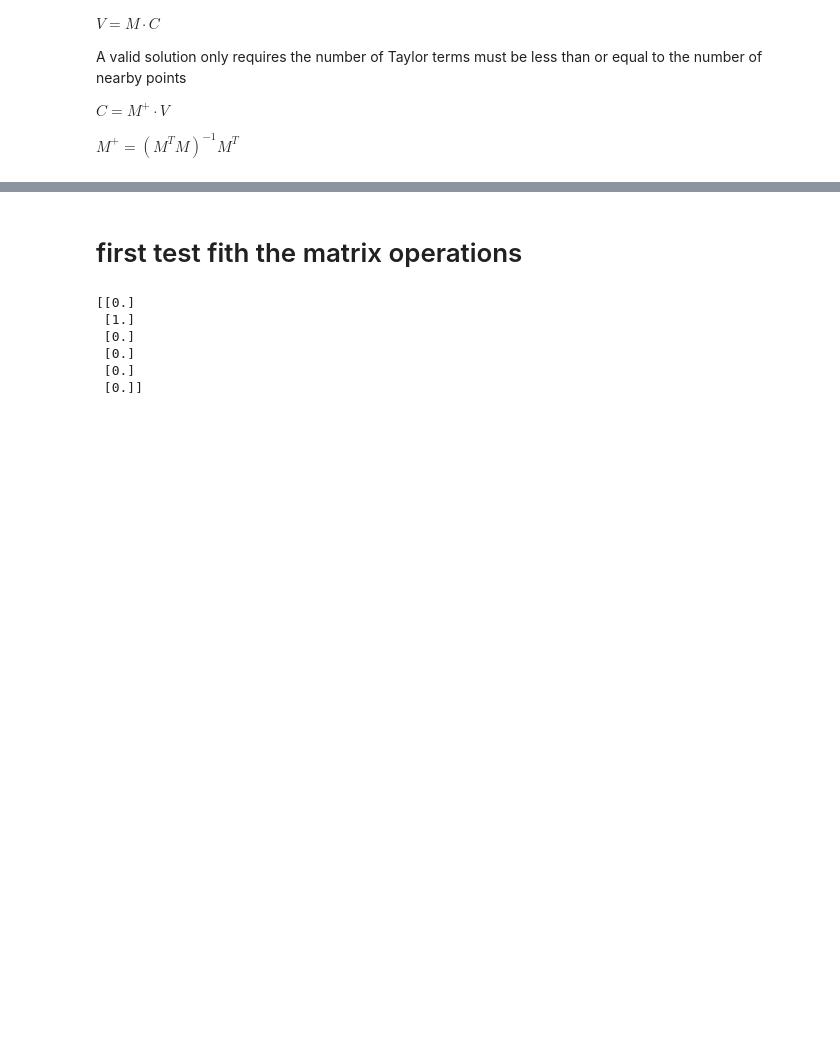
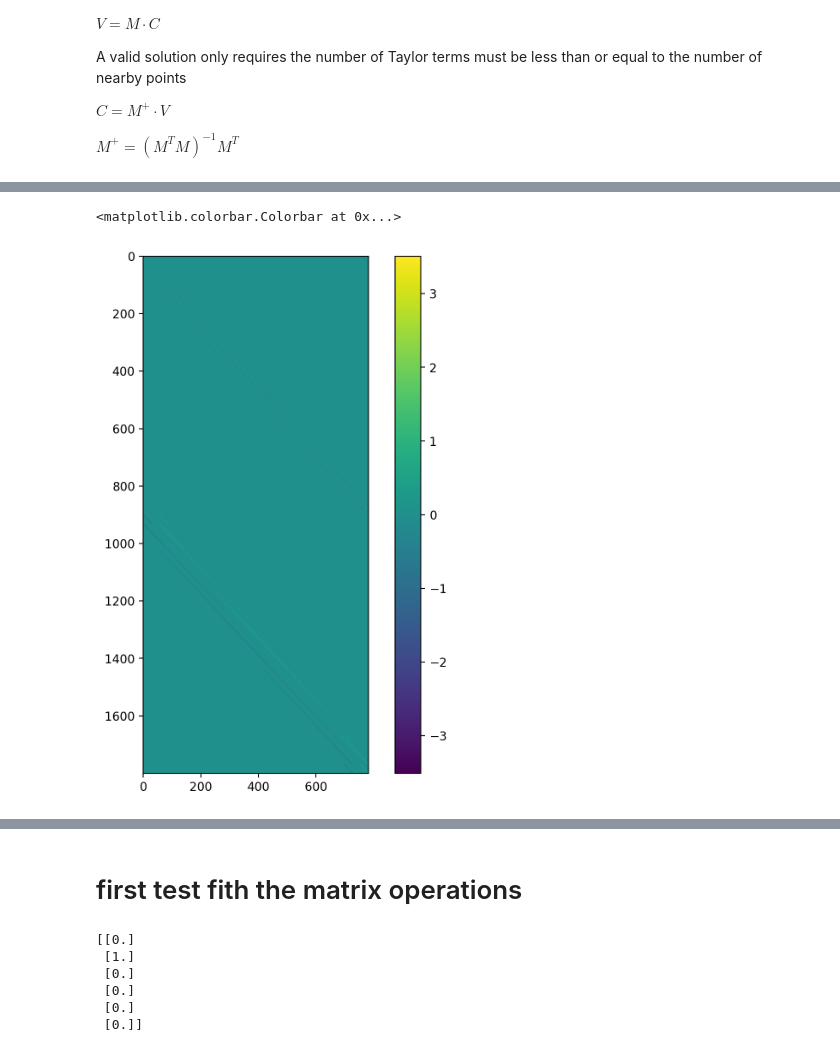
Before and after one commit to hajanssen/pi-shack-hartmann-sensor, a Jupyter notebook: Implementation_zonale_integration.ipynb, the cells around one changed output, grey strips where cells are left out. Drawn from its saved outputs; the diff is of its cells as text; code cells hidden in the pictures; blank space fills up the shorter version.

```diff
--- a/Implementation_zonale_integration.ipynb
+++ b/Implementation_zonale_integration.ipynb
@@ -103,0 +210,6 @@ plt.plot(Yk)
+# %%
+fig, ax = plt.subplots(figsize=(8,8),dpi=200)
+c = plt.imshow(D); plt.colorbar(c)
+# %% [output]
+<matplotlib.colorbar.Colorbar at 0x...>
+[figure, added]
```
Also changed, not shown: parts of 30 cells of this notebook, 10 other files.
